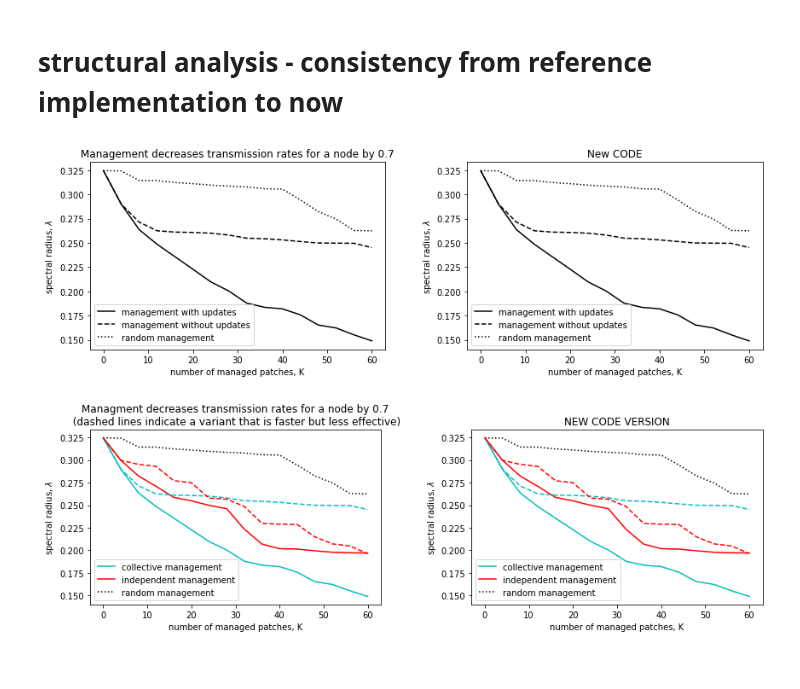
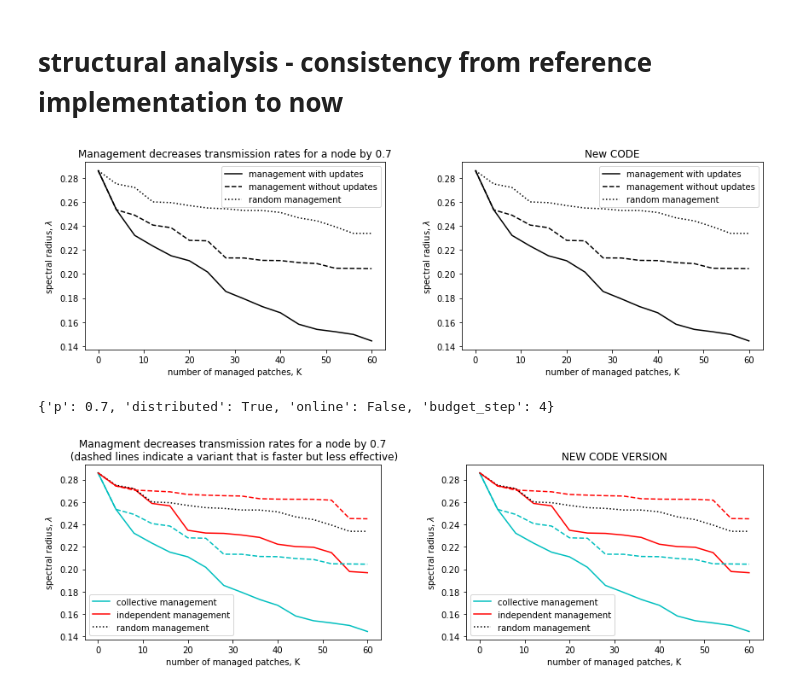
Before and after one commit to ashander/sesync, a Jupyter notebook: test1.ipynb, the cells around one changed output. Drawn from its saved outputs; the diff is of its cells as text; code cells hidden in the pictures.

Commit message:
Fix to do budgeting correctly

```diff
--- a/test1.ipynb
+++ b/test1.ipynb
@@ -229,49 +230,49 @@ rank_optst = rank_opts.copy()
 rank_optst['budget'] = [KK]
 rank_optst['control_id_sets'] = [np.arange(len(A))] # global control
 manage_optst = manage_opts.copy()
+manage_optst['budget_step'] = K
 
 
 manage_optst['online'] = True # update ranking after each modification? yes
-AAt,lamst = m.manage_nodes(A,rank_optst,manage_optst)
+AAt,lamst, Kst = m.manage_nodes(A,rank_optst,manage_optst)
 
 manage_optst['online'] = False # update ranking after each modification? kjjyes
-AA2t,lams2t = m.manage_nodes(A,rank_optst,manage_optst)
+AA2t,lams2t, Kst2 = m.manage_nodes(A,rank_optst,manage_optst)
 
 ranks = m.flatten_by_turns(m.get_info_to_rank(rank_optst)(A))
 assert all(0 == r for r in ranks - get_node_ranks(A, rank_opts))
 # %%
 
 #plot(arange(K),lams[0]*np.ones(K),'k:')
 f1,ax = plt.subplots(1,2,figsize=(12,4));
 
 ax[0].plot(Ks,lams,'k')
 ax[0].plot(Ks,lams2,'k--')
 ax[0].plot(Ks,lams_random,'k:')
 ax[0].legend(['management with updates','management without updates','random management'])
 
 ax[0].set_xlabel('number of managed patches, K')
 ax[0].set_ylabel('spectral radius, $\lambda$')
 
 ax[0].set_title('Management decreases transmission rates for a node by '+ str(manage_opts['p']));
 
-ax[1].plot(Ks,lamst,'k')
-ax[1].plot(Ks,lams2t,'k--')
+ax[1].plot(Kst,lamst,'k')
+ax[1].plot(Kst2,lams2t,'k--')
 ax[1].plot(Ks,lams_random,'k:')
 ax[1].legend(['management with updates','management without updates','random management'])
 
 ax[1].set_xlabel('number of managed patches, K')
 ax[1].set_ylabel('spectral radius, $\lambda$')
 
 ax[1].set_title('New CODE')
 
 
 plt.tight_layout();
 # %% [output]
-[figure, old version]
+[figure, new version]
 # %%
 manage_opts = {'p':p, # decrease the edge weights of selected nodes by p% (p=1 is the strongest management)
-               'distributed':True, # compute rankings separately for different subgraphs
-               'num_managers': K # makes sure to increment budget consisstently across scenarios
+               'distributed':True # compute rankings separately for different subgraphs
               }
 
 rank_opts = {'type':'distributed_evec', # rank according to distributes eigenvector centrality
@@ -289,24 +290,23 @@ AA4,lams4 = manage_nodes(A,Ks,rank_opts,manage_opts)
 
 b = int(ceil(KK / K))
 rank_optst = rank_opts.copy()
+rank_optst.pop('id_sets')
 rank_optst['budget'] = np.repeat(b, K)
 rank_optst['info_id_sets'] = [np.array(i) for i in id_sets]
 rank_optst['control_id_sets'] = [np.array(i) for i in id_sets]
+
 manage_optst = manage_opts.copy()
-
+manage_optst['budget_step'] = K
 manage_optst['online'] = True # update ranking after each modification? yes
-AA3t,lams3t = m.manage_nodes(A,rank_optst,manage_optst)
+AA3t,lams3t, Kst3 = m.manage_nodes(A,rank_optst,manage_optst)
 manage_optst['online'] = False # update ranking after each modification? yes
-AA4t,lams4t = m.manage_nodes(A,rank_optst,manage_optst)
+AA4t,lams4t, Kst4 = m.manage_nodes(A,rank_optst,manage_optst)
 
 
 ranks = m.flatten_by_turns(m.get_info_to_rank(rank_optst)(A))
 assert all(0 == r for r in ranks -get_node_ranks(A, rank_opts))
-
-#tmp = m.get_info_to_rank(rank_optst)(A)
-#tmp = list(tmp)
-#tmp2 = [t[np.isin(t, i)] for t, i in zip(list(tmp), rank_optst['info_id_sets']) ]
-#[t-t2 for t, t2 in zip(tmp, tmp2)]
+# %% [output]
+{'p': 0.7, 'distributed': True, 'online': False, 'budget_step': 4}
 # %%
 f1,ax = plt.subplots(1,2,figsize=(12,4));
 
@@ -324,12 +324,12 @@ ax[0].set_ylabel('spectral radius, $\lambda$')
 ax[0].set_title('Managment decreases transmission rates for a node by '+ str(manage_opts['p']) +'\n (dashed lines indicate a variant that is faster but less effective)');
 
 ax[1].plot(Ks,lams,'c')
-ax[1].plot(Ks,lams3t,'r')
+ax[1].plot(Kst3,lams3t,'r')
 ax[1].plot(Ks,lams_random,'k:');
 ax[1].legend(['collective management','independent management','random management'])
 
-ax[1].plot(Ks,lams2,'c--')
-ax[1].plot(Ks,lams4t,'r--');
+ax[1].plot(Kst2,lams2,'c--')
+ax[1].plot(Kst4,lams4t,'r--');
 
 ax[1].set_xlabel('number of managed patches, K')
 ax[1].set_ylabel('spectral radius, $\lambda$')
@@ -338,4 +338,4 @@ ax[1].set_title('NEW CODE VERSION')
 
 plt.tight_layout();
 # %% [output]
-[figure, old version]
+[figure, new version]
```
Also changed, not shown: parts of 3 cells of this notebook, 2 other files.
